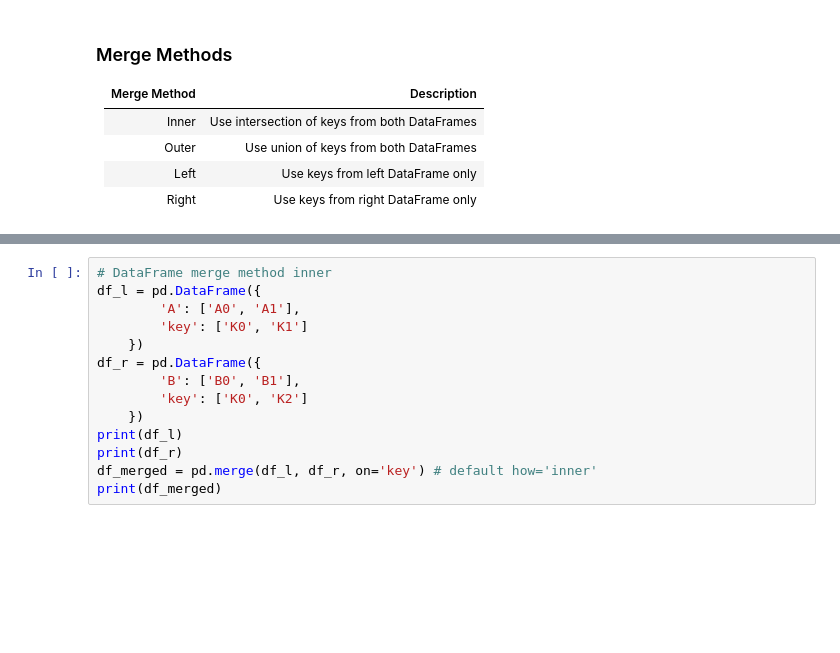
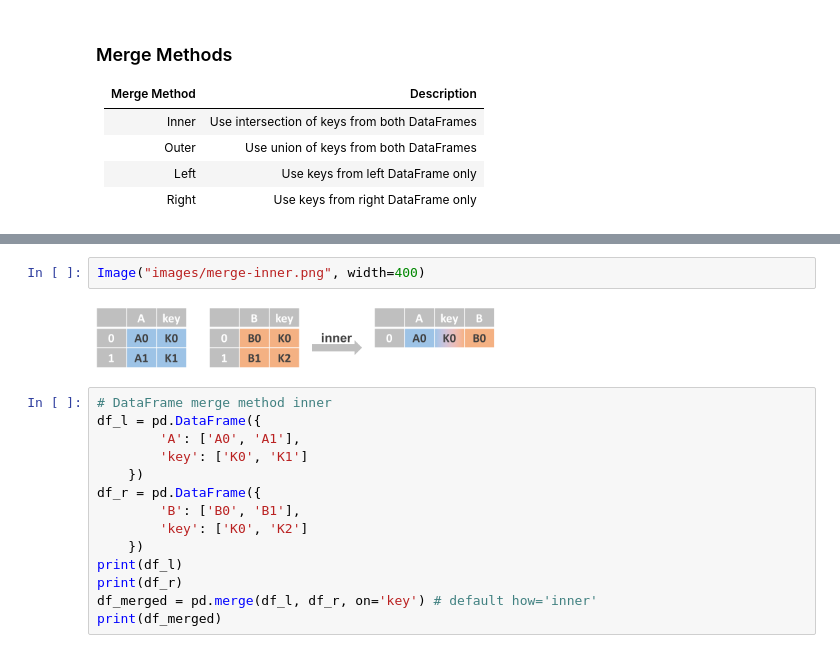
Before and after one commit to Zhenmao/Pandas-Reference-Guide, a Jupyter notebook: 4 Combining Multiple DataFrames.ipynb, the cells around one changed output, grey strips where cells are left out. Drawn from its saved outputs; the diff is of its cells as text; blank space fills up the shorter version.

```diff
--- a/4 Combining Multiple DataFrames.ipynb
+++ b/4 Combining Multiple DataFrames.ipynb
@@ -104,3 +109,7 @@ print(df_merged)
+# %%
+Image("images/merge-inner.png", width=400)
+# %% [output]
+[figure, added]
 # %%
 # DataFrame merge method inner
 df_l = pd.DataFrame({
```
Also changed, not shown: parts of 24 cells of this notebook.
